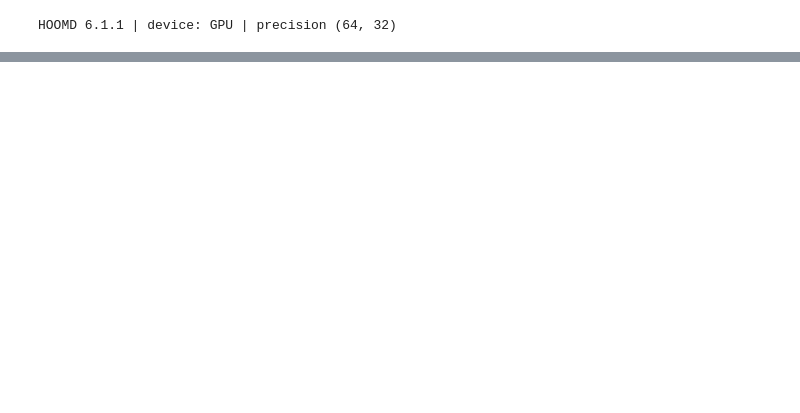
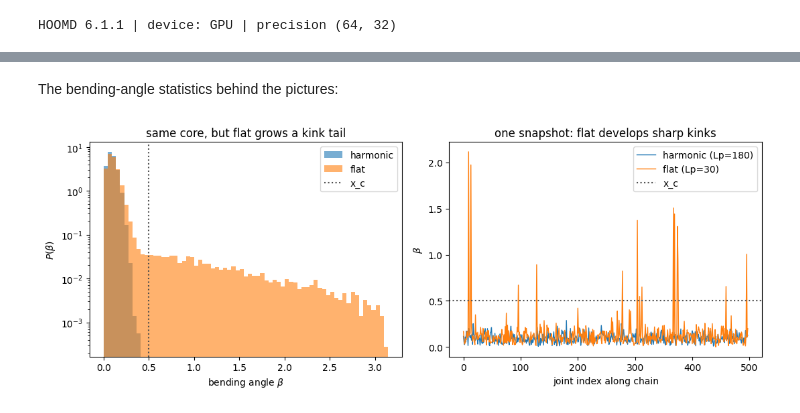
Before and after one commit to glab-vbc/hoomd-glab-plugins, a Jupyter notebook: docs/demo_soft_harmonic.ipynb, the cells around one changed output, grey strips where cells are left out. Cells and saved outputs as stored; diff of their text form; code cells hidden in the pictures; blank space fills up the shorter version.

```diff
--- a/docs/demo_soft_harmonic.ipynb
+++ b/docs/demo_soft_harmonic.ipynb
@@ -173,3 +141,21 @@ flat:      Lp =   20.8 b,   kinks (beta > x_c) = 4.96%
+# %% [markdown]
+The bending-angle statistics behind the pictures:
+# %%
+fig, (a1, a2) = plt.subplots(1, 2, figsize=(11, 4.2))
+bins = np.linspace(0, np.pi, 70)
+a1.hist(bh, bins=bins, density=True, alpha=0.6, label="harmonic")
+a1.hist(bf, bins=bins, density=True, alpha=0.6, label="flat")
+a1.axvline(XC, color="0.3", ls=":", label="x_c")
+a1.set_yscale("log"); a1.set_xlabel(r"bending angle $\beta$"); a1.set_ylabel(r"$P(\beta)$")
+a1.set_title("same core, but flat grows a kink tail"); a1.legend()
+a2.plot(np.arange(len(profh)), profh, lw=1.0, label=f"harmonic (Lp={Lph:.0f})")
+a2.plot(np.arange(len(proff)), proff, lw=1.0, label=f"flat (Lp={Lpf:.0f})")
+a2.axhline(XC, color="0.3", ls=":", label="x_c")
+a2.set_xlabel("joint index along chain"); a2.set_ylabel(r"$\beta$")
+a2.set_title("one snapshot: flat develops sharp kinks"); a2.legend()
+fig.tight_layout(); plt.show()
+# %% [output]
+[figure, added]
 # %% [markdown]
 ## 2. Breakable vs ductile bond (flat vs linear)
 
```
Also changed, not shown: parts of 12 cells of this notebook.
